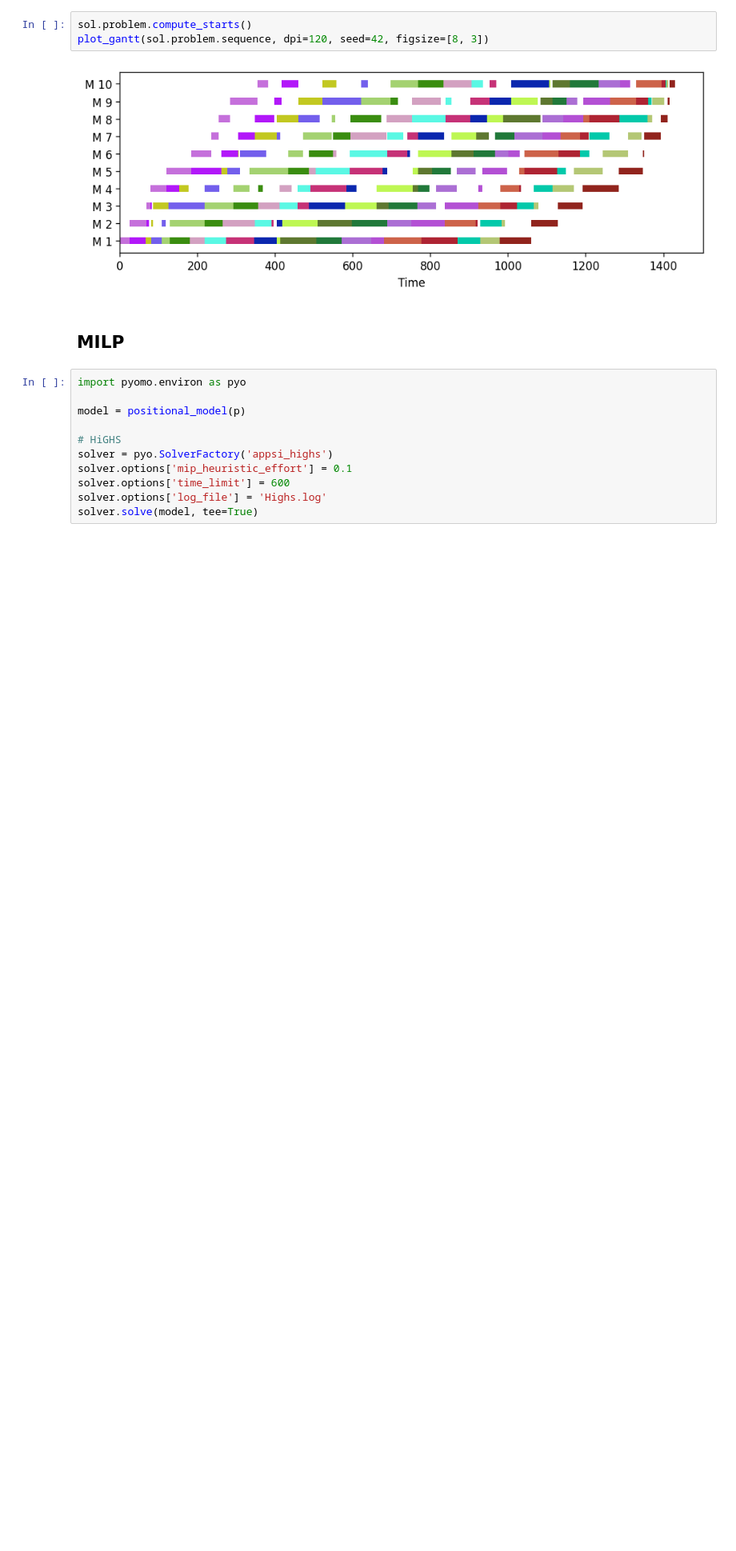
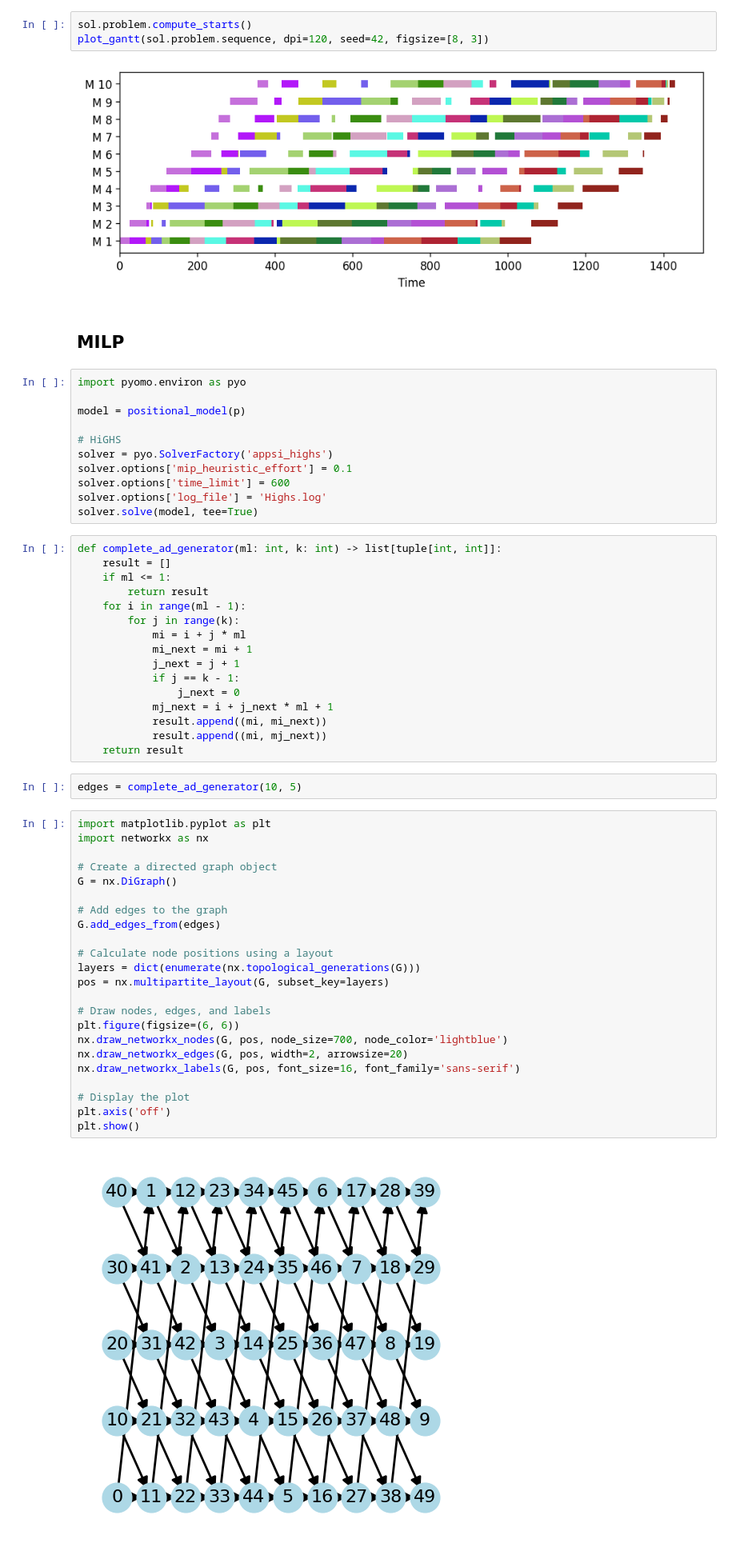
Before and after one commit to bruscalia/bnbpy, a Jupyter notebook: notebooks/pfssp-bench.ipynb, the cells around one changed output. Shown at 80% size. Cells and saved outputs as stored; diff of their text form; blank space fills up the shorter version.

```diff
--- a/notebooks/pfssp-bench.ipynb
+++ b/notebooks/pfssp-bench.ipynb
@@ -84,3 +88,46 @@ solver.options['mip_heuristic_effort'] = 0.1
 solver.options['time_limit'] = 600
 solver.options['log_file'] = 'Highs.log'
 solver.solve(model, tee=True)
+# %%
+def complete_ad_generator(ml: int, k: int) -> list[tuple[int, int]]:
+    result = []
+    if ml <= 1:
+        return result
+    for i in range(ml - 1):
+        for j in range(k):
+            mi = i + j * ml
+            mi_next = mi + 1
+            j_next = j + 1
+            if j == k - 1:
+                j_next = 0
+            mj_next = i + j_next * ml + 1
+            result.append((mi, mi_next))
+            result.append((mi, mj_next))
+    return result
+# %%
+edges = complete_ad_generator(10, 5)
+# %%
+import matplotlib.pyplot as plt
+import networkx as nx
+
+# Create a directed graph object
+G = nx.DiGraph()
+
+# Add edges to the graph
+G.add_edges_from(edges)
+
+# Calculate node positions using a layout
+layers = dict(enumerate(nx.topological_generations(G)))
+pos = nx.multipartite_layout(G, subset_key=layers)
+
+# Draw nodes, edges, and labels
+plt.figure(figsize=(6, 6))
+nx.draw_networkx_nodes(G, pos, node_size=700, node_color='lightblue')
+nx.draw_networkx_edges(G, pos, width=2, arrowsize=20)
+nx.draw_networkx_labels(G, pos, font_size=16, font_family='sans-serif')
+
+# Display the plot
+plt.axis('off')
+plt.show()
+# %% [output]
+[figure, added]
```
Also changed, not shown: parts of 8 cells of this notebook, 5 other files.
